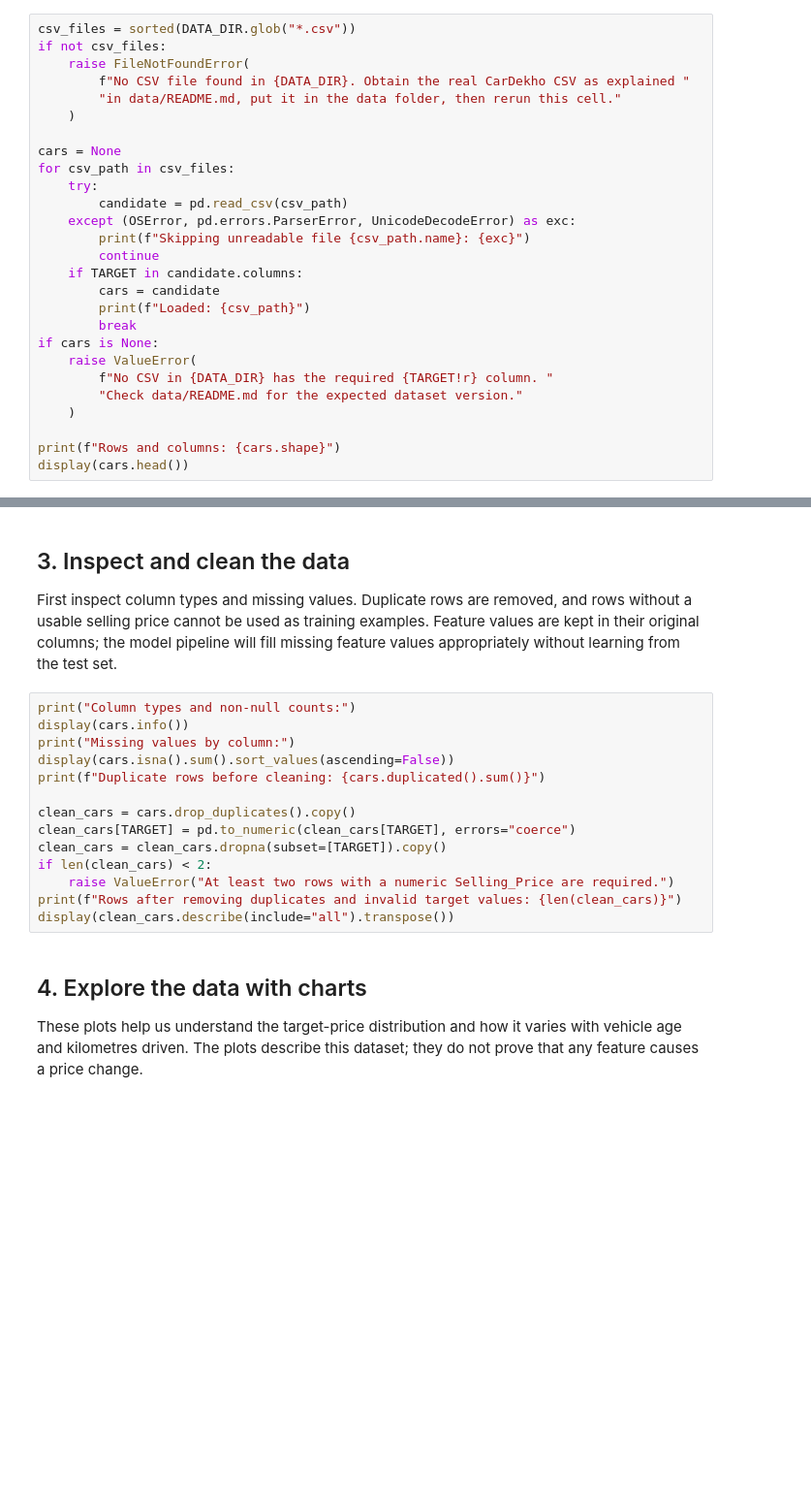
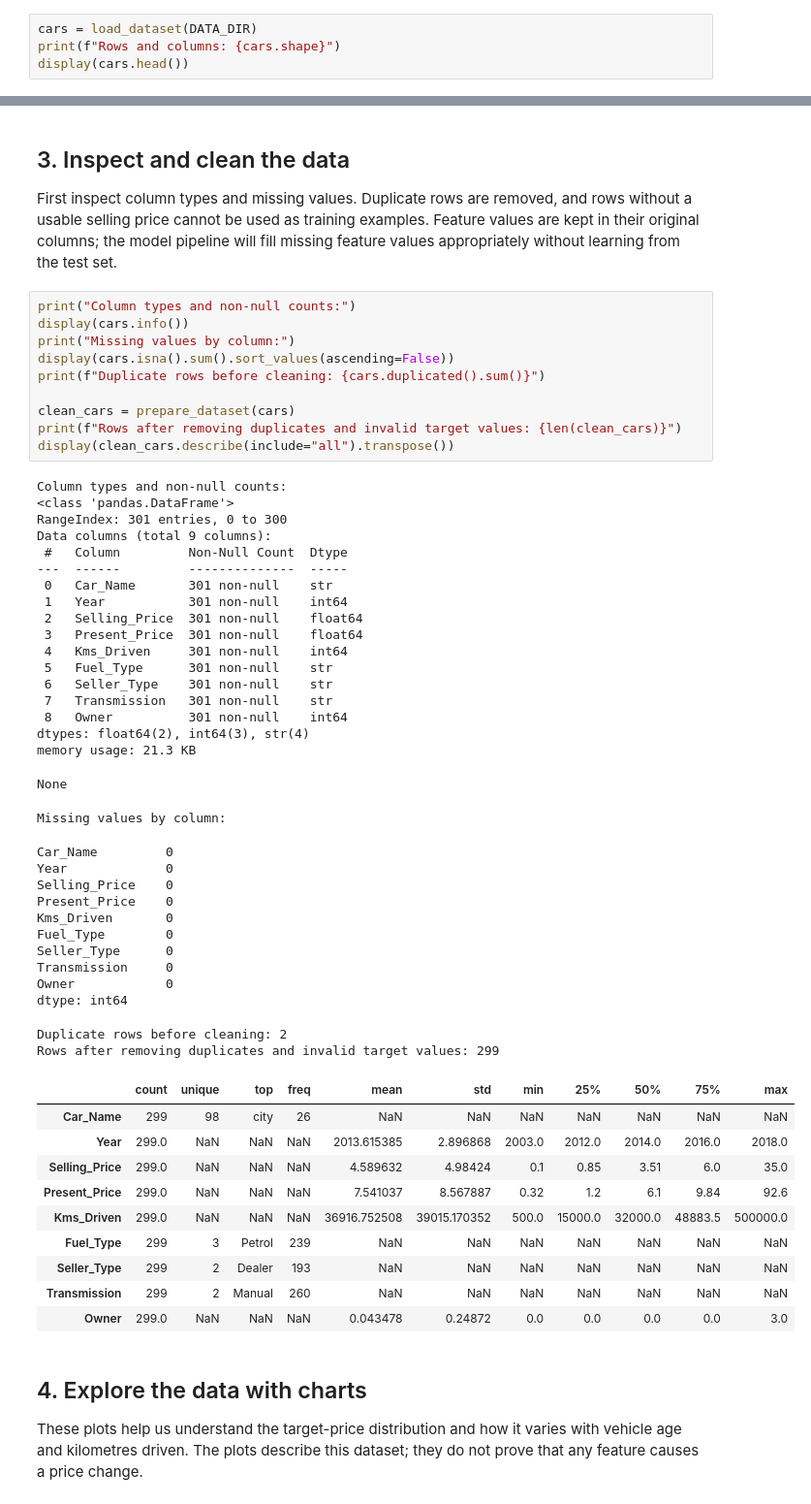
Before and after one commit to dhakdesujal22-collab/used.car.price.pridiction, a Jupyter notebook: notebooks/used_car_price_prediction.ipynb, the cells around one changed output, grey strips where cells are left out. Shown at 97% size. Saved outputs shown, nothing was run; the diff lists cells and outputs as text; blank space fills up the shorter version.

```diff
--- a/notebooks/used_car_price_prediction.ipynb
+++ b/notebooks/used_car_price_prediction.ipynb
@@ -45,29 +67,6 @@ print(f"Project folder: {PROJECT_DIR}")
 
 The notebook looks for CSV files in `data/` and selects one containing the expected `Selling_Price` target. If it cannot find one, download the dataset using the instructions in `data/README.md`; do not replace the missing dataset with made-up rows.
 # %%
-csv_files = sorted(DATA_DIR.glob("*.csv"))
-if not csv_files:
-    raise FileNotFoundError(
-        f"No CSV file found in {DATA_DIR}. Obtain the real CarDekho CSV as explained "
-        "in data/README.md, put it in the data folder, then rerun this cell."
-    )
-
-cars = None
-for csv_path in csv_files:
-    try:
-        candidate = pd.read_csv(csv_path)
-    except (OSError, pd.errors.ParserError, UnicodeDecodeError) as exc:
-        print(f"Skipping unreadable file {csv_path.name}: {exc}")
-        continue
-    if TARGET in candidate.columns:
-        cars = candidate
-        print(f"Loaded: {csv_path}")
-        break
-if cars is None:
-    raise ValueError(
-        f"No CSV in {DATA_DIR} has the required {TARGET!r} column. "
-        "Check data/README.md for the expected dataset version."
-    )
-
+cars = load_dataset(DATA_DIR)
 print(f"Rows and columns: {cars.shape}")
 display(cars.head())
@@ -78,17 +86,55 @@ First inspect column types and missing values. Duplicate rows are removed, and r
 # %%
 print("Column types and non-null counts:")
 display(cars.info())
 print("Missing values by column:")
 display(cars.isna().sum().sort_values(ascending=False))
 print(f"Duplicate rows before cleaning: {cars.duplicated().sum()}")
 
-clean_cars = cars.drop_duplicates().copy()
-clean_cars[TARGET] = pd.to_numeric(clean_cars[TARGET], errors="coerce")
-clean_cars = clean_cars.dropna(subset=[TARGET]).copy()
-if len(clean_cars) < 2:
-    raise ValueError("At least two rows with a numeric Selling_Price are required.")
+clean_cars = prepare_dataset(cars)
 print(f"Rows after removing duplicates and invalid target values: {len(clean_cars)}")
 display(clean_cars.describe(include="all").transpose())
+# %% [output]
+Column types and non-null counts:
+<class 'pandas.DataFrame'>
+RangeIndex: 301 entries, 0 to 300
+Data columns (total 9 columns):
+ #   Column         Non-Null Count  Dtype
+---  ------         --------------  -----
+ 0   Car_Name       301 non-null    str
+ 1   Year           301 non-null    int64
+ 2   Selling_Price  301 non-null    float64
+ 3   Present_Price  301 non-null    float64
+ 4   Kms_Driven     301 non-null    int64
+ 5   Fuel_Type      301 non-null    str
+ 6   Seller_Type    301 non-null    str
+ 7   Transmission   301 non-null    str
+ 8   Owner          301 non-null    int64
+dtypes: float64(2), int64(3), str(4)
+memory usage: 21.3 KB
+None
+Missing values by column:
+Car_Name         0
+Year             0
+Selling_Price    0
+Present_Price    0
+Kms_Driven       0
+Fuel_Type        0
+Seller_Type      0
+Transmission     0
+Owner            0
+dtype: int64
+Duplicate rows before cleaning: 2
+Rows after removing duplicates and invalid target values: 299
+|  | count | unique | top | freq | mean | std | min | 25% | 50% | 75% | max |
+| Car_Name | 299 | 98 | city | 26 | NaN | NaN | NaN | NaN | NaN | NaN | NaN |
+| Year | 299.0 | NaN | NaN | NaN | 2013.615385 | 2.896868 | 2003.0 | 2012.0 | 2014.0 | 2016.0 | 2018.0 |
+| Selling_Price | 299.0 | NaN | NaN | NaN | 4.589632 | 4.98424 | 0.1 | 0.85 | 3.51 | 6.0 | 35.0 |
+| Present_Price | 299.0 | NaN | NaN | NaN | 7.541037 | 8.567887 | 0.32 | 1.2 | 6.1 | 9.84 | 92.6 |
+| Kms_Driven | 299.0 | NaN | NaN | NaN | 36916.752508 | 39015.170352 | 500.0 | 15000.0 | 32000.0 | 48883.5 | 500000.0 |
+| Fuel_Type | 299 | 3 | Petrol | 239 | NaN | NaN | NaN | NaN | NaN | NaN | NaN |
+| Seller_Type | 299 | 2 | Dealer | 193 | NaN | NaN | NaN | NaN | NaN | NaN | NaN |
+| Transmission | 299 | 2 | Manual | 260 | NaN | NaN | NaN | NaN | NaN | NaN | NaN |
+| Owner | 299.0 | NaN | NaN | NaN | 0.043478 | 0.24872 | 0.0 | 0.0 | 0.0 | 0.0 | 3.0 |
 # %% [markdown]
 ## 4. Explore the data with charts
 
```
Also changed, not shown: parts of 7 cells of this notebook, 6 other files.
